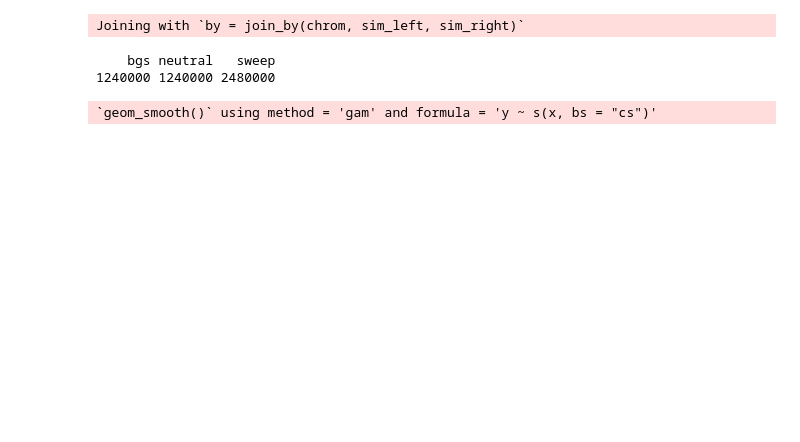
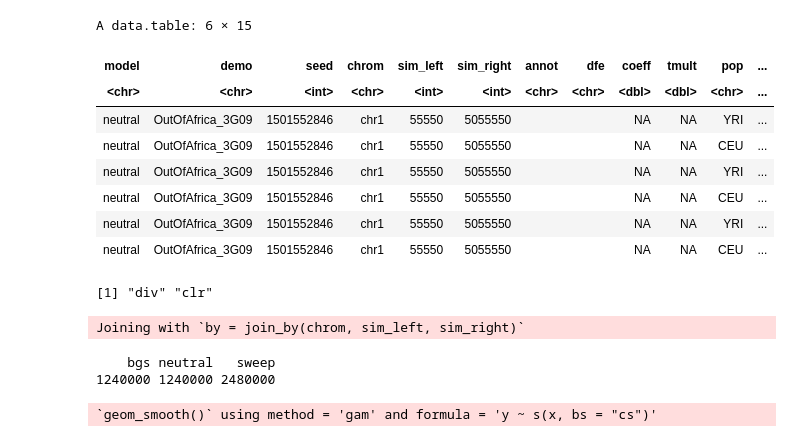
Before and after one commit to popsim-consortium/analysis2, a Jupyter notebook: power_analysis.ipynb, the cells around one changed output. Drawn from its saved outputs; the diff is of its cells as text; code cells hidden in the pictures; blank space fills up the shorter version.

```diff
--- a/power_analysis.ipynb
+++ b/power_analysis.ipynb
@@ -55,3 +55,19 @@ proc.time() - ptm
+# %%
+head(all_df)
+# %% [output]
+A data.table: 6 × 15
+| model | demo | seed | chrom | sim_left | sim_right | annot | dfe | coeff | tmult | pop | ... |
+| <chr> | <chr> | <int> | <chr> | <int> | <int> | <chr> | <chr> | <dbl> | <dbl> | <chr> | ... |
+| neutral | OutOfAfrica_3G09 | 1501552846 | chr1 | 55550 | 5055550 |  |  | NA | NA | YRI | ... |
+| neutral | OutOfAfrica_3G09 | 1501552846 | chr1 | 55550 | 5055550 |  |  | NA | NA | CEU | ... |
+| neutral | OutOfAfrica_3G09 | 1501552846 | chr1 | 55550 | 5055550 |  |  | NA | NA | YRI | ... |
+| neutral | OutOfAfrica_3G09 | 1501552846 | chr1 | 55550 | 5055550 |  |  | NA | NA | CEU | ... |
+| neutral | OutOfAfrica_3G09 | 1501552846 | chr1 | 55550 | 5055550 |  |  | NA | NA | YRI | ... |
+| neutral | OutOfAfrica_3G09 | 1501552846 | chr1 | 55550 | 5055550 |  |  | NA | NA | CEU | ... |
+# %%
+unique(all_df$stat_name)
+# %% [output]
+[1] "div" "clr"
 # %%
 df = all_df
 df[df$stat_name=="div",]$stat_val = max(df[df$stat_name=="div",]$stat_val, na.rm=T)-df[df$stat_name=="div",]$stat_val
```
Also changed, not shown: parts of 14 cells of this notebook, 4 other files.
